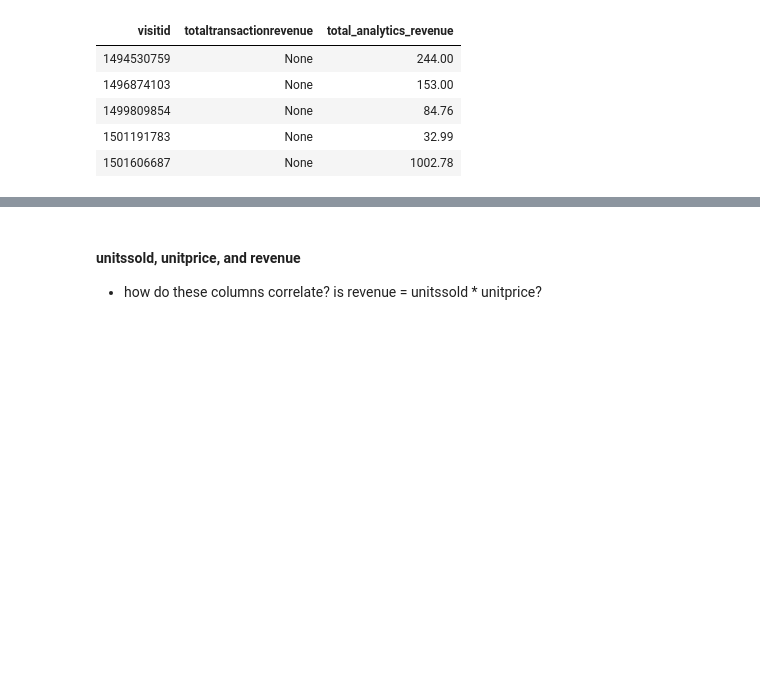
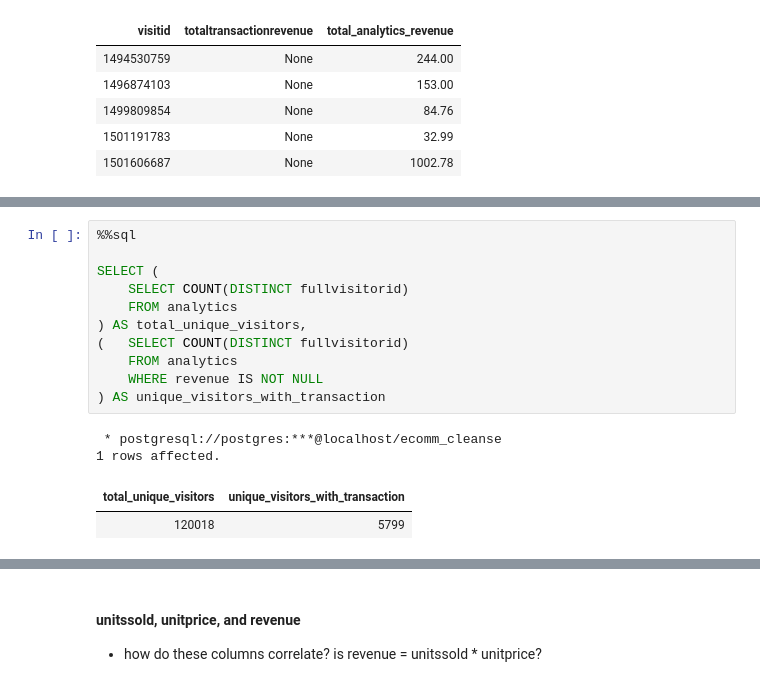
Before and after one commit to sd-brewer/ecomm-cleanse, a Jupyter notebook: notebooks/04_provisional_analysis.ipynb, the cells around one changed output, grey strips where cells are left out. Drawn from its saved outputs; the diff is of its cells as text; blank space fills up the shorter version.

```diff
--- a/notebooks/04_provisional_analysis.ipynb
+++ b/notebooks/04_provisional_analysis.ipynb
@@ -1825,0 +1828,16 @@ GROUP BY visitid, totaltransactionrevenue;
+# %%
+%%sql
+
+SELECT (
+    SELECT COUNT(DISTINCT fullvisitorid)
+    FROM analytics
+) AS total_unique_visitors,
+(   SELECT COUNT(DISTINCT fullvisitorid)
+    FROM analytics
+    WHERE revenue IS NOT NULL
+) AS unique_visitors_with_transaction
+# %% [output]
+ * postgresql://postgres:***@localhost/ecomm_cleanse
+1 rows affected.
+| total_unique_visitors | unique_visitors_with_transaction |
+| 120018 | 5799 |
```
Also changed, not shown: parts of 8 cells of this notebook.
